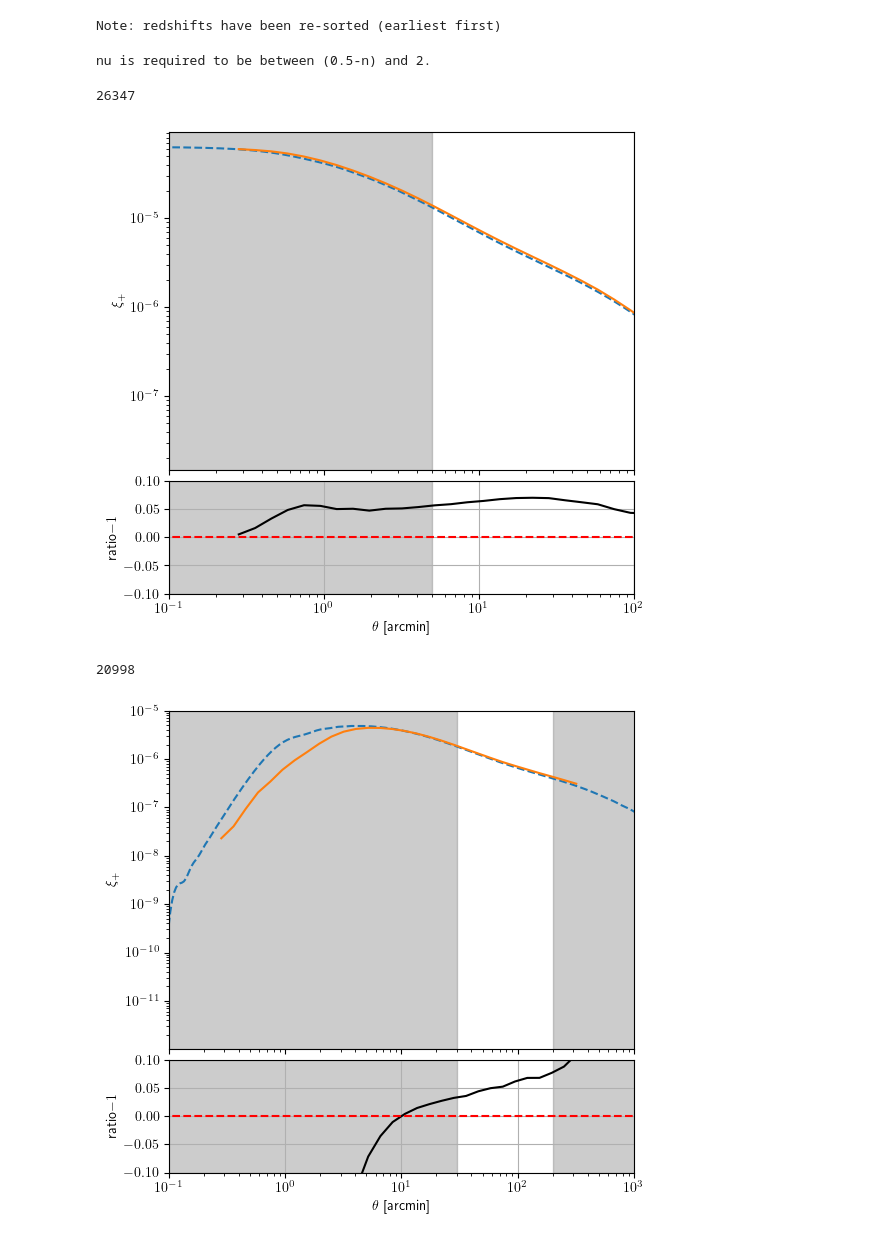
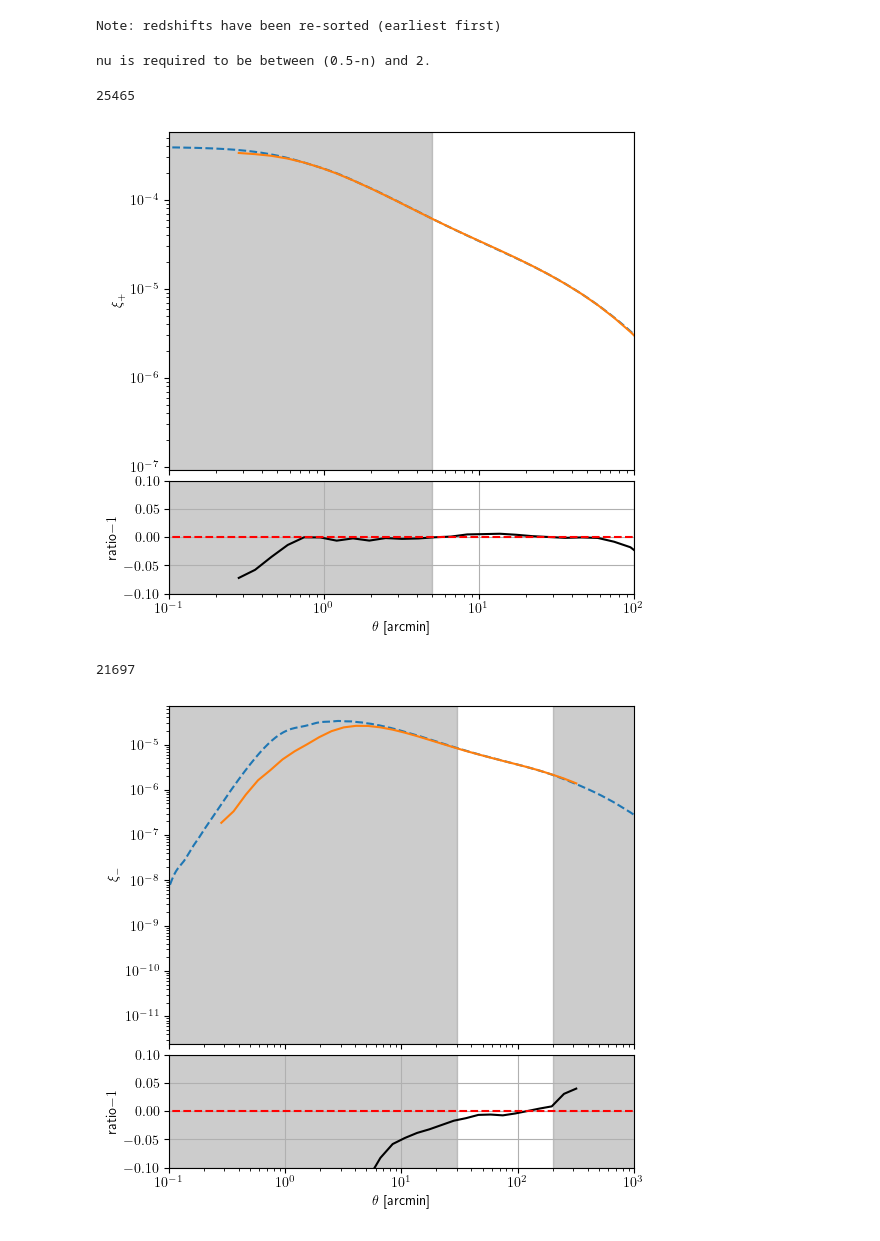
Before and after one commit to sukhdeep2/skylens_lite, a Jupyter notebook: hscy1/3_meas_vs_theory/2_compare_1st_bin.ipynb, the cells around one changed output. Saved outputs shown, nothing was run; the diff lists cells and outputs as text; code cells hidden in the pictures.

```diff
--- a/hscy1/3_meas_vs_theory/2_compare_1st_bin.ipynb
+++ b/hscy1/3_meas_vs_theory/2_compare_1st_bin.ipynb
@@ -138,7 +138,7 @@ gc.collect()
 29673
 [figure]
 # %%
-iz = 0
+iz = 2
 zdata=pyfits.getdata('../2_meas_nz_2pcf/nz_ture_ave.fits')
 # let's test for the first redshift bin
 pzs=zdata[iz]
@@ -212,37 +212,37 @@ ax2.grid()
 gc.collect()
 # %% [output]
 nu is required to be between (0.5-n) and 2.
-26347
+25465
-[figure, old version]
+[figure, new version]
 # %%
 xi_spc= Interp1d(xi_sc[2],xi_sc[3])(meanr)
 plt.close()
 fig=plt.figure(figsize=(6,6))
 axes=fig.subplots(2,1,gridspec_kw={'height_ratios':[3, 1],'hspace':0.05},sharex=True)
 ax1=axes[0]
 ax1.plot(xi_sc[2],xi_sc[3],'--',label='Model correct')
 ax1.plot(meanr,xi_mock[1],'-',label='Mock')
 ax1.set_xscale('log')
 ax1.set_yscale('log')
-ax1.set_ylabel(r'$\xi_+$')
+ax1.set_ylabel(r'$\xi_-$')
 ax1.set_xlim(1e-1,1e3)
 
 ax1.axvspan(2e2, 1e4, alpha=0.4,color='gray')
 ax1.axvspan(1e-1, 30, alpha=0.4,color='gray')
 plt.setp(ax1.get_xticklabels(), visible=False)
 
 ax2=axes[1]
 ax2.set_ylabel(r'ratio$-1$')
 ax2.set_xlabel(r'$\theta$ [arcmin]')
 ax2.set_xscale('log')
 ax2.set_ylim(-0.1,0.1)
 ax2.set_xlim(1e-1,1e3)
 ax2.plot(meanr,xi_mock[1]/xi_spc-1,color='black')
 ax2.plot(xi_s[0],np.zeros_like(xi_s[0]),'--',c='red')
 ax2.axvspan(2e2, 1e4, alpha=0.4,color='gray')
 ax2.axvspan(1e-3, 30, alpha=0.4,color='gray')
 ax2.grid()
 gc.collect()
 # %% [output]
-20998
+21697
-[figure, old version]
+[figure, new version]
```
Also changed, not shown: 5 other files.
